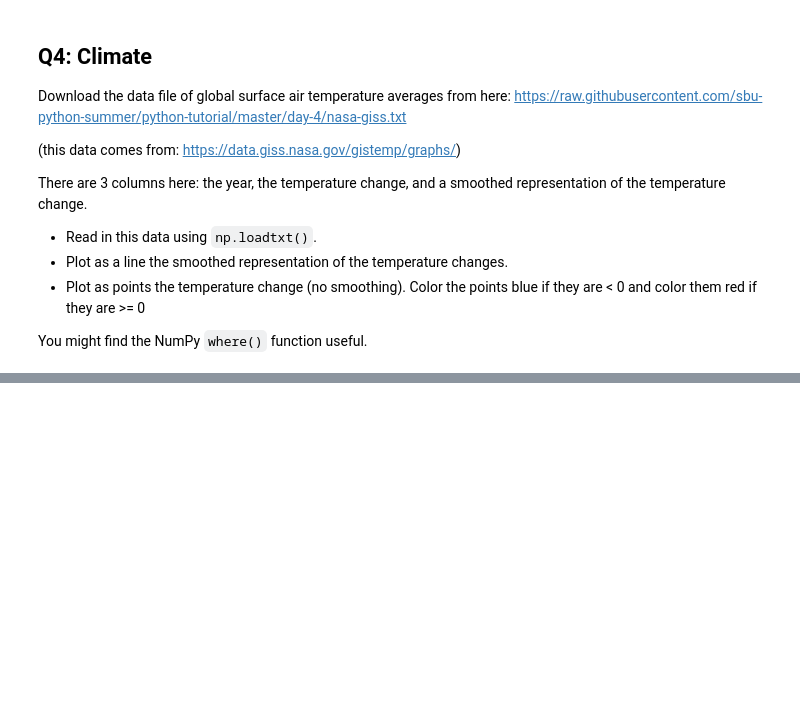
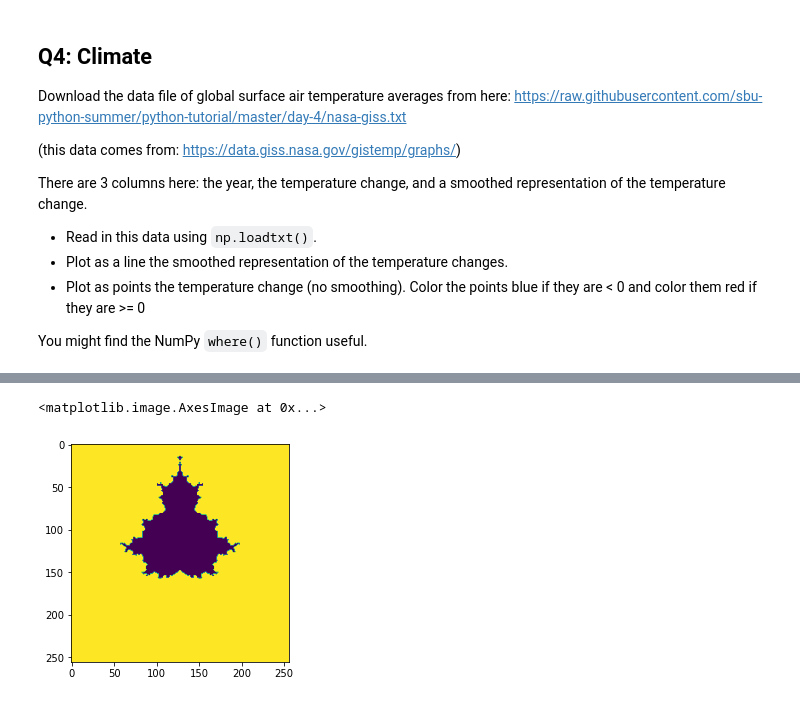
Before and after one commit to sbu-phy-ast-reu/reu-python-tutorial, a Jupyter notebook: content/04-python-matplotlib/matplotlib-exercises.ipynb, the cells around one changed output, grey strips where cells are left out. Drawn from its saved outputs; the diff is of its cells as text; code cells hidden in the pictures; blank space fills up the shorter version.

Commit message:
sync matplotlib

```diff
--- a/content/04-python-matplotlib/matplotlib-exercises.ipynb
+++ b/content/04-python-matplotlib/matplotlib-exercises.ipynb
@@ -111,0 +104,22 @@ Plot a labelled bar chart of the most frequent 25 words with their frequencies.
+# %%
+N = 256
+x = np.linspace(-2, 2, N)
+y = np.linspace(-2, 2, N)
+
+xv, yv = np.meshgrid(x, y, indexing="ij")
+# %%
+c = xv + 1j*y
+
+z = np.zeros((N, N), dtype=np.complex128)
+
+for i in range(10):
+    z = z**2 + c
+
+m = np.ones((N, N))
+m[np.abs(z) <= 2] = 0.0
+# %%
+fig, ax = plt.subplots()
+ax.imshow(m)
+# %% [output]
+<matplotlib.image.AxesImage at 0x...>
+[figure, added]
```
Also changed, not shown: parts of 7 cells of this notebook, 2 other files.
